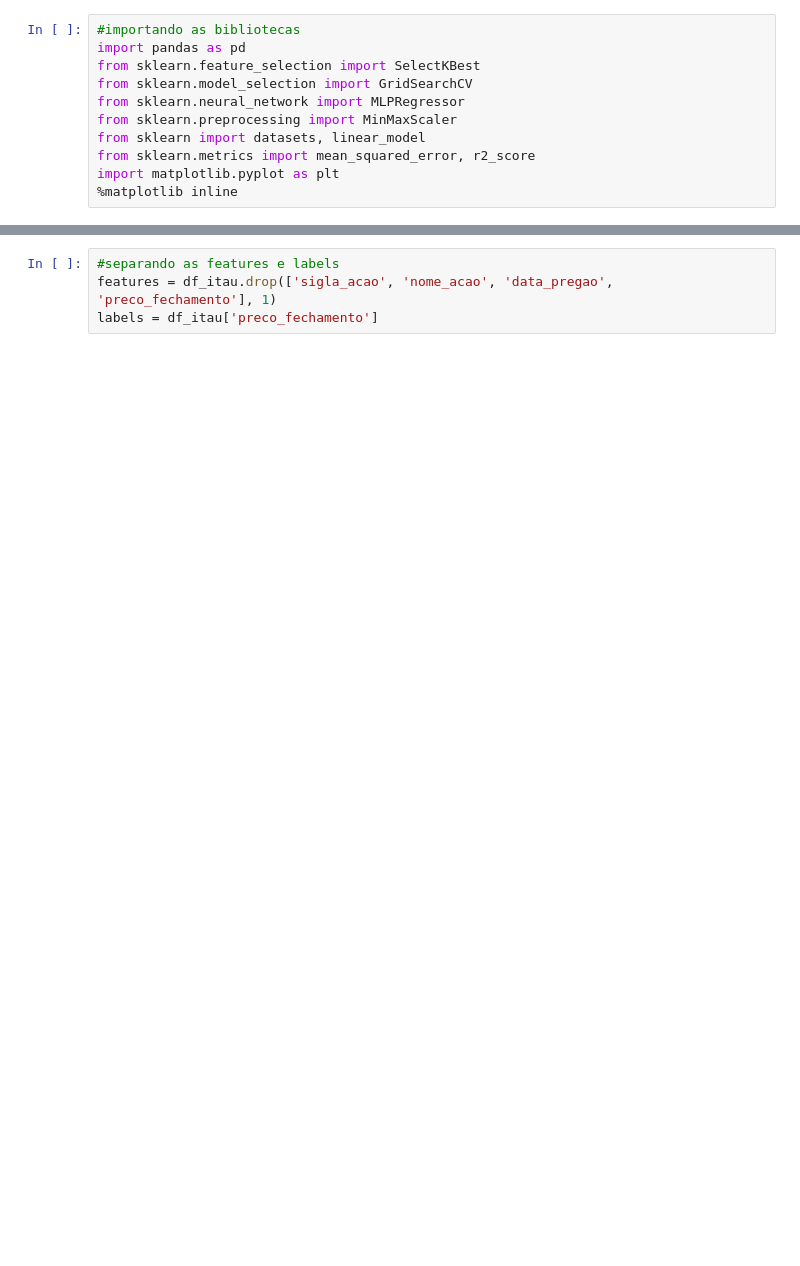
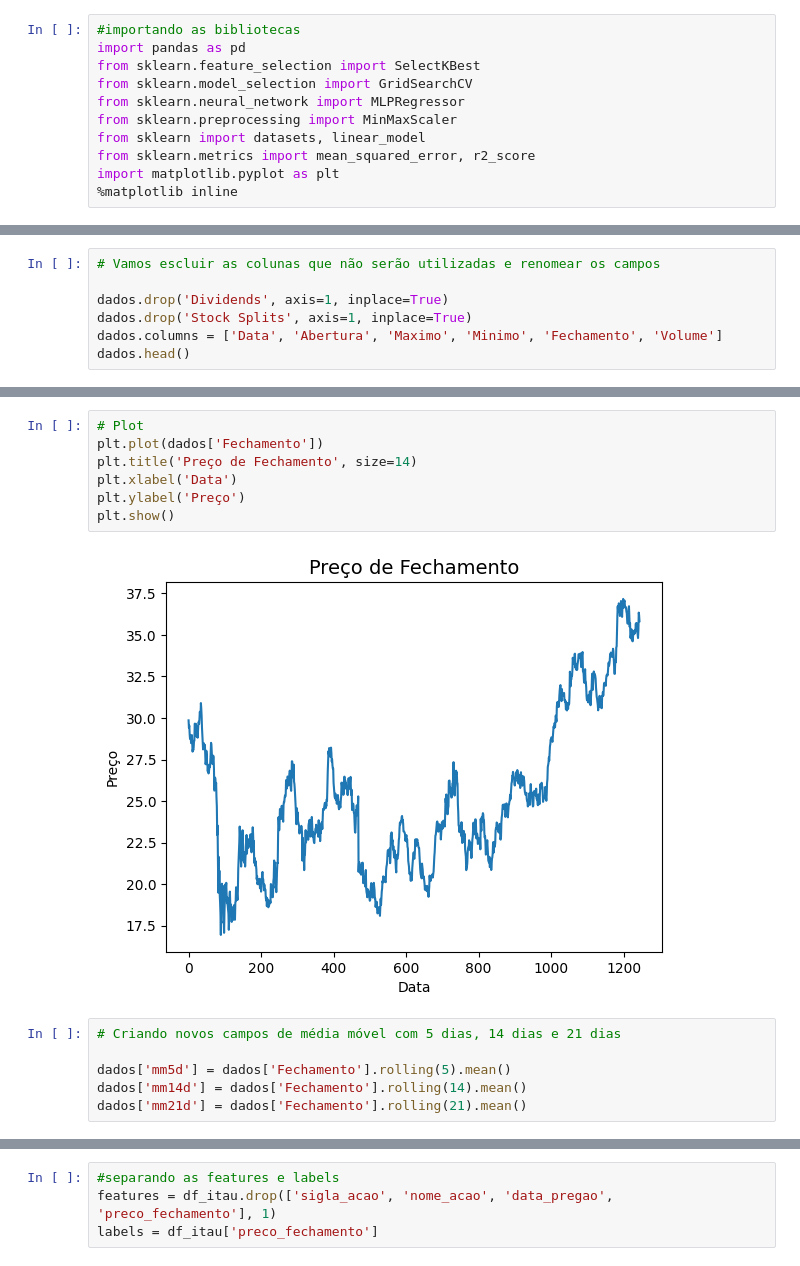
Before and after one commit to Felipe-Pinto/python_para_investimentos, a Jupyter notebook: Previsão_preço_ações.ipynb, the cells around one changed output, grey strips where cells are left out. Saved outputs shown, nothing was run; the diff lists cells and outputs as text; blank space fills up the shorter version.

```diff
--- a/Previsão_preço_ações.ipynb
+++ b/Previsão_preço_ações.ipynb
@@ -157,0 +64,7 @@ See the caveats in the documentation: https://pandas.pydata.org/pandas-docs/stab
+# %%
+# Vamos escluir as colunas que não serão utilizadas e renomear os campos
+
+dados.drop('Dividends', axis=1, inplace=True)
+dados.drop('Stock Splits', axis=1, inplace=True)
+dados.columns = ['Data', 'Abertura', 'Maximo', 'Minimo', 'Fechamento', 'Volume']
+dados.head()
@@ -157,0 +135,15 @@ See the caveats in the documentation: https://pandas.pydata.org/pandas-docs/stab
+# %%
+# Plot
+plt.plot(dados['Fechamento'])
+plt.title('Preço de Fechamento', size=14)
+plt.xlabel('Data')
+plt.ylabel('Preço')
+plt.show()
+# %% [output]
+[figure, added]
+# %%
+# Criando novos campos de média móvel com 5 dias, 14 dias e 21 dias
+
+dados['mm5d'] = dados['Fechamento'].rolling(5).mean()
+dados['mm14d'] = dados['Fechamento'].rolling(14).mean()
+dados['mm21d'] = dados['Fechamento'].rolling(21).mean()
```
Also changed, not shown: parts of 42 cells of this notebook.
